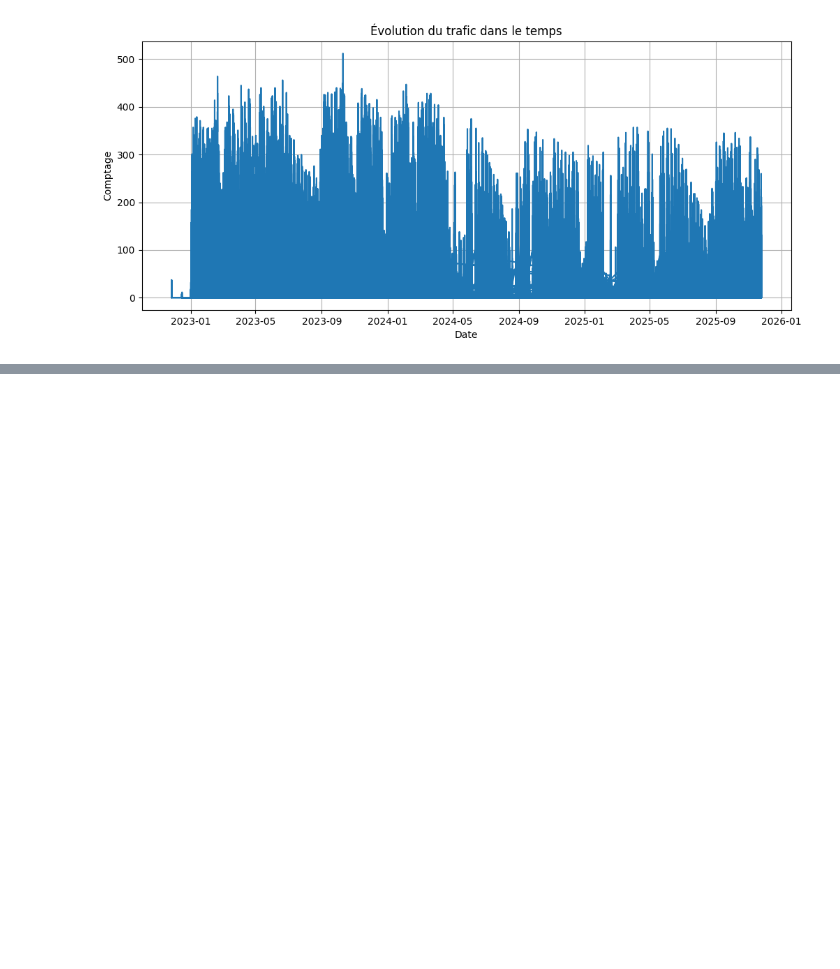
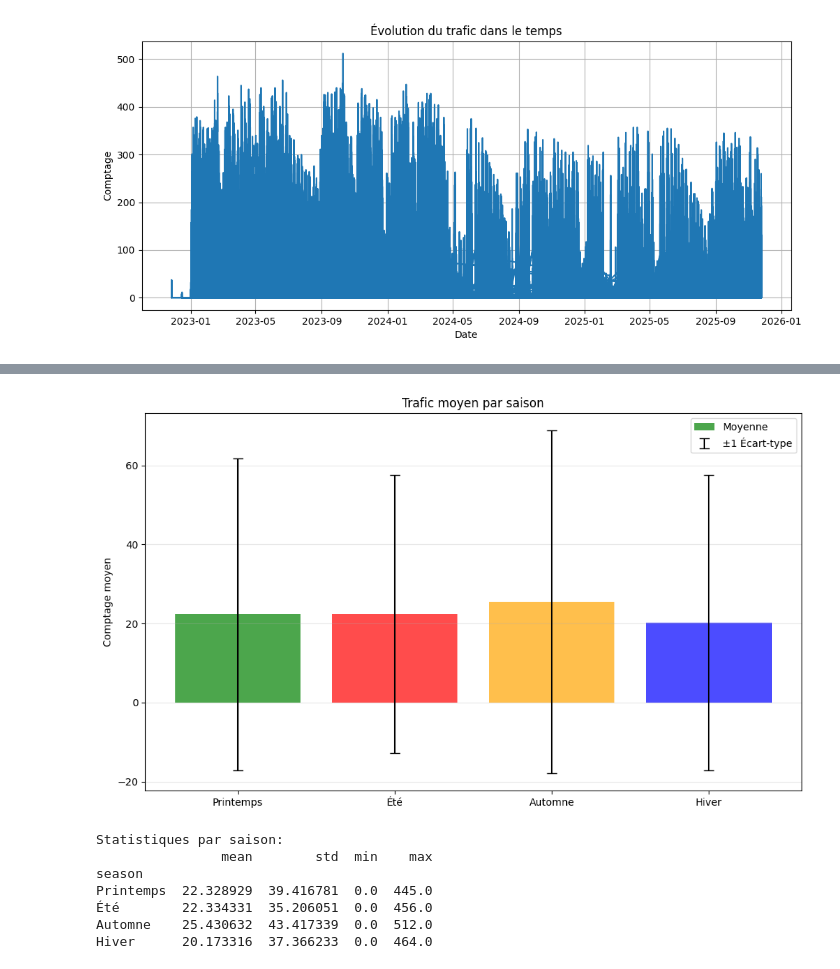
Before and after one commit to marwaboulkasim/prevision-du-Trafic-Cyclable, a Jupyter notebook: notebooks/exploration.ipynb, the cells around one changed output, grey strips where cells are left out. Cells and saved outputs as stored; diff of their text form; code cells hidden in the pictures; blank space fills up the shorter version.

```diff
--- a/notebooks/exploration.ipynb
+++ b/notebooks/exploration.ipynb
@@ -209,0 +268,35 @@ plt.show()
+# %%
+# Analyse saisonnière
+df_brut["season"] = df_brut["time"].dt.month.apply(lambda x:
+    "Hiver" if x in [12, 1, 2] else
+    "Printemps" if x in [3, 4, 5] else
+    "Été" if x in [6, 7, 8] else
+    "Automne")
+
+fig, ax = plt.subplots(figsize=(10, 6))
+seasonal_traffic = df_brut.groupby("season")["value"].agg(["mean", "std", "min", "max"])
+seasonal_traffic = seasonal_traffic.reindex(["Printemps", "Été", "Automne", "Hiver"])
+
+x_pos = range(len(seasonal_traffic))
+ax.bar(x_pos, seasonal_traffic["mean"], color=["green", "red", "orange", "blue"], alpha=0.7, label="Moyenne")
+ax.errorbar(x_pos, seasonal_traffic["mean"], yerr=seasonal_traffic["std"], fmt="none", color="black", capsize=5, label="±1 Écart-type")
+ax.set_xticks(x_pos)
+ax.set_xticklabels(seasonal_traffic.index)
+ax.set_title("Trafic moyen par saison")
+ax.set_ylabel("Comptage moyen")
+ax.legend()
+ax.grid(True, alpha=0.3, axis="y")
+plt.tight_layout()
+plt.show()
+
+print("\nStatistiques par saison:")
+print(seasonal_traffic)
+# %% [output]
+[figure, added]
+Statistiques par saison:
+                mean        std  min    max
+season
+Printemps  22.328929  39.416781  0.0  445.0
+Été        22.334331  35.206051  0.0  456.0
+Automne    25.430632  43.417339  0.0  512.0
+Hiver      20.173316  37.366233  0.0  464.0
```
Also changed, not shown: parts of 2 cells of this notebook.
